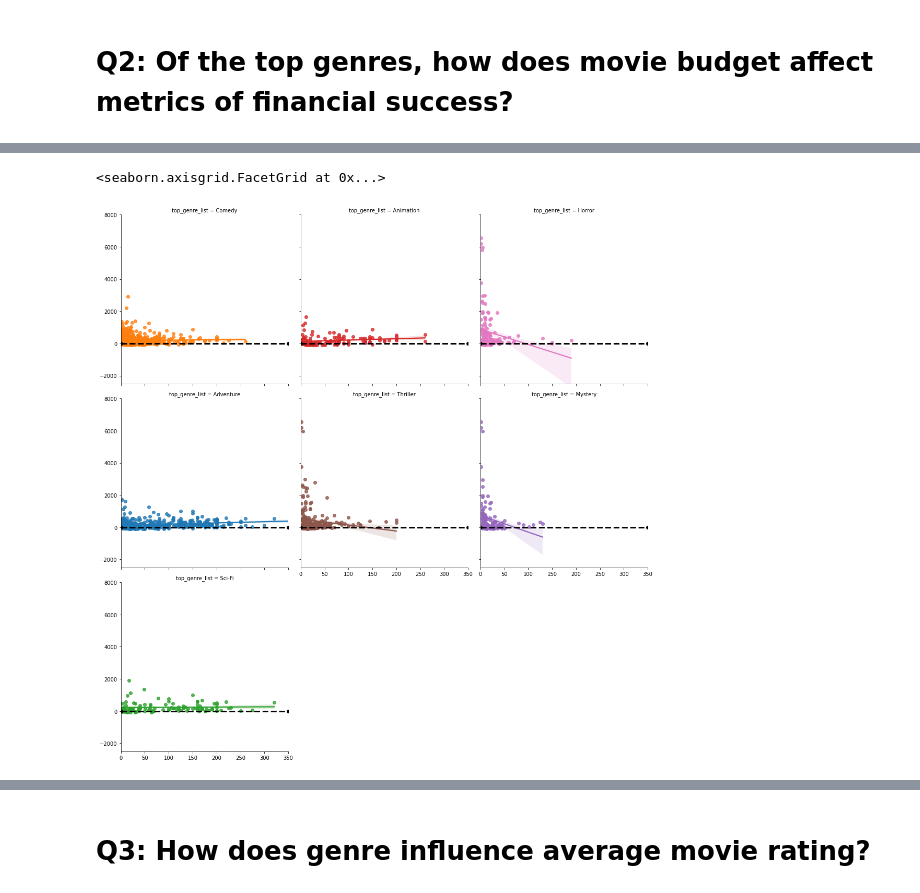
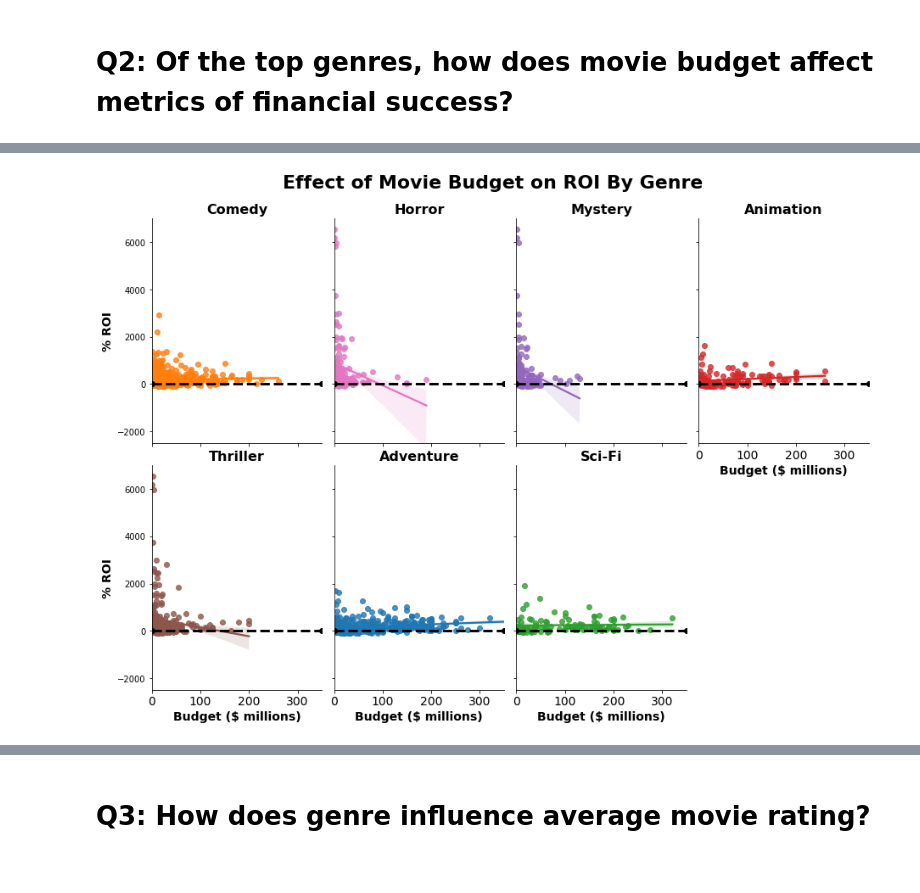
Before and after one commit to zero731/dsc-mod-1-project-v2-1-onl01-dtsc-ft-070620, a Jupyter notebook: student.ipynb, the cells around one changed output, grey strips where cells are left out. Cells and saved outputs as stored; diff of their text form; code cells hidden in the pictures.

```diff
--- a/student.ipynb
+++ b/student.ipynb
@@ -1124,7 +1124,7 @@ def fix_genre(genres):
     new_genres = []
     genres = genres.split(',')
     for g in genres:
-        if g in top_genres_list:
+        if g in top_genre_list:
             new_genres.append(g)
     return new_genres
 # %%
@@ -1175,12 +1203,12 @@ family_df = explode_top_genres.loc[explode_top_genres['top_genre_list']=='Family
 # %%
 g = sns.catplot(x="startYear", y="ww_gross1mil", col="top_genre_list", col_wrap=4,
-                capsize=.2, height=6, aspect=.7, col_order=top_genre_list,
+                capsize=.2, height=5, aspect=.8, col_order=top_genre_list,
                 kind="point", hue="top_genre_list", data=explode_top_genres)
 
-g.set(ylim=(0, 1000))
+g.set(ylim=(0, 900))
 
 axes = g.axes.flatten()
-for i, genre in enumerate(top_genres_list):
+for i, genre in enumerate(top_genre_list):
     axes[i].set_title(genre, fontsize=16, weight='bold')
 
 axes[0].set_ylabel('Worldwide Gross ($ millions)', fontsize='14', weight='bold')
@@ -1210,7 +1238,7 @@ g = sns.catplot(x="startYear", y="ROI", col="top_genre_list", col_wrap=4,
 g.map(plt.axhline, y=0, ls='--', c='k', linewidth=3).set(ylim=(-100, 3000))
 
 axes = g.axes.flatten()
-for i, genre in enumerate(top_genres_list):
+for i, genre in enumerate(top_genre_list):
     axes[i].set_title(genre, fontsize=16, weight='bold')
 
 axes[0].set_ylabel('% ROI', fontsize='14', weight='bold')
@@ -1292,8 +1394,22 @@ In light of these insights, I would recommend Microsoft's primary focus be on Ad
 # %%
 g = sns.lmplot(x="budget1mil", y="ROI", col="top_genre_list", hue="top_genre_list",
-               data=explode_top_genres, col_wrap=3, truncate=True, col_order=top_genre_list)
-g.set(xlim=(0, 350), ylim=(-2500, 8000))
+               data=explode_top_genres, col_wrap=4, height=4.5, aspect=.7,
+               truncate=True, col_order=top_genre_list)
+g.set(xlim=(0, 350), ylim=(-2500, 7000))
 g.map(plt.axhline, y=0, ls='--', c='k', linewidth=3)
+
+axes = g.axes.flatten()
+for i, genre in enumerate(top_genre_list):
+    axes[i].set_title(genre, fontsize=16, weight='bold')
+
+axes[0].set_ylabel('% ROI', fontsize='14', weight='bold')
+axes[4].set_ylabel('% ROI', fontsize='14', weight='bold')
+
+for ax in axes[3:]:
+    ax.set_xlabel('Budget ($ millions)', fontsize='14', weight='bold')
+    ax.set_xticklabels(ax.get_xticklabels(), fontsize=14)
+
+g.fig.suptitle("Effect of Movie Budget on ROI By Genre", size=22, weight='bold')
+g.fig.subplots_adjust(top=.9)
 # %% [output]
-<seaborn.axisgrid.FacetGrid at 0x...>
-[figure, old version]
+[figure, new version]
```
Also changed, not shown: parts of 31 cells of this notebook.
